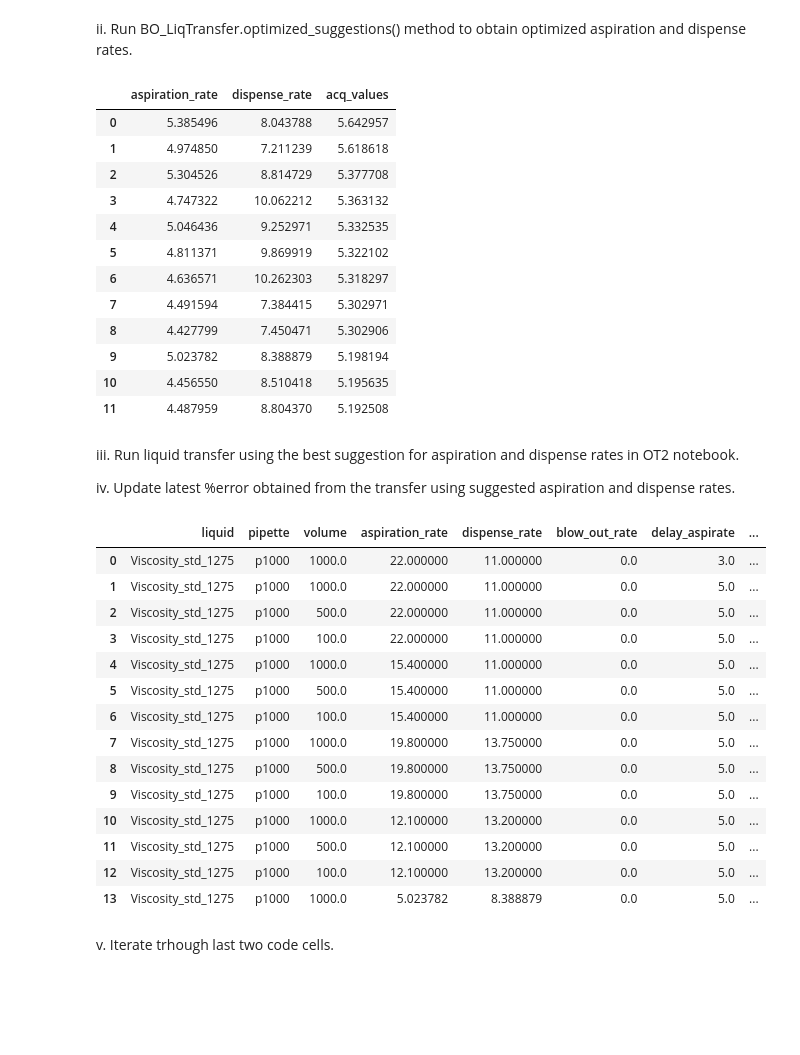
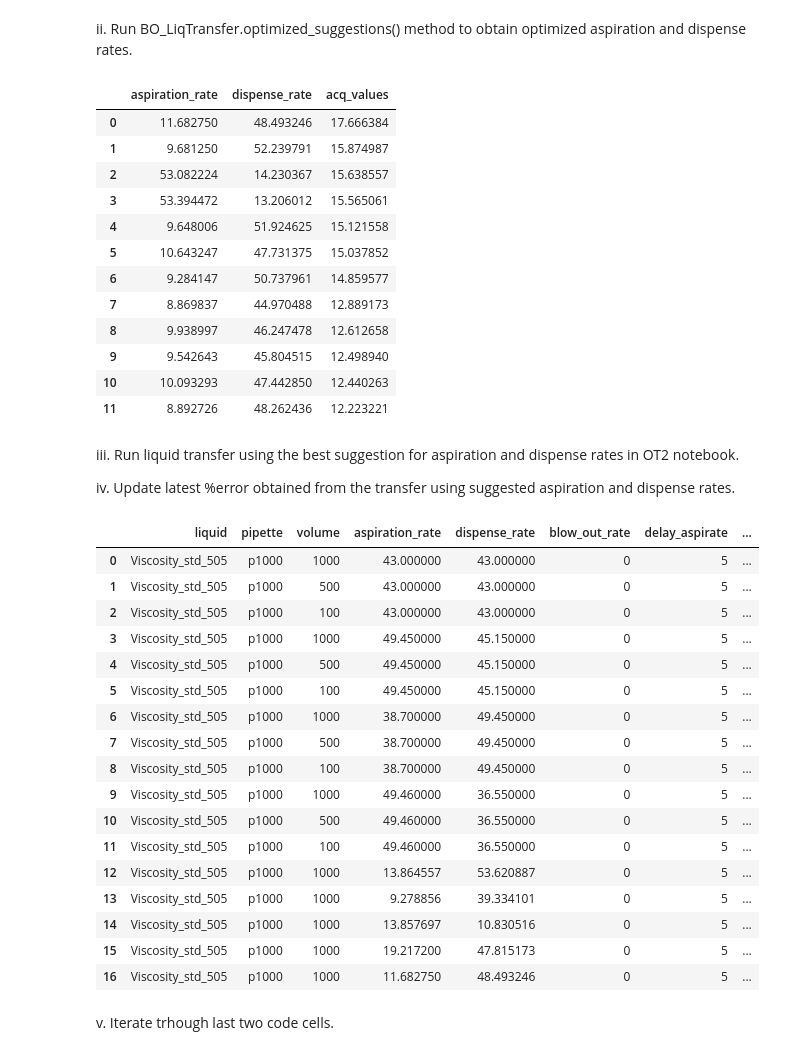
Before and after one commit to Quijanove/viscosity_liquid_transfer_Pablo, a Jupyter notebook: BOTorch_optimization_individual_volume.ipynb, the cells around one changed output. Cells and saved outputs as stored; diff of their text form; code cells hidden in the pictures; blank space fills up the shorter version.

Commit message:
505 exp 1 data and updated jupyter notebook

```diff
--- a/BOTorch_optimization_individual_volume.ipynb
+++ b/BOTorch_optimization_individual_volume.ipynb
@@ -111,6 +111,7 @@ class BO_LiqTransfer:
         self.bmin = 0.2
         self._latest_suggestion = None
         self._latest_volume = None
+        self._latest_acq_value = None
 
 
     def set_data(self,df):
@@ -128,7 +129,8 @@ class BO_LiqTransfer:
         updated_data.loc[updated_data.last_valid_index(),'volume'] = self._latest_volume
         updated_data.loc[updated_data.last_valid_index(),'aspiration_rate']  = self._latest_suggestion['aspiration_rate']
         updated_data.loc[updated_data.last_valid_index(),'dispense_rate']  = self._latest_suggestion['dispense_rate']
-        updated_data.loc[updated_data.last_valid_index(),'%error'] = error
+        updated_data['acq_value'].loc[updated_data.last_valid_index()] = self._latest_acq_value
+        updated_data.loc[updated_data.last_valid_index(),'%error'] = -abs(error)
         self.set_data(updated_data)
         return self._data
 
@@ -153,7 +155,7 @@ class BO_LiqTransfer:
 
         problem_bounds = self.set_bounds(x_train)
         time_upper = 1000/problem_bounds[0][0] +1000/problem_bounds[0][1] + 10
-        error_upper = self._data['%error'].abs().min()*1.25
+        error_upper = np.absolute(y_train[:,0].numpy()).min()*1.25
         ref_point = torch.tensor([-error_upper,-time_upper], **tkwargs)
 
         train_x_gp = normalize(x_train, problem_bounds)
@@ -199,6 +201,7 @@ class BO_LiqTransfer:
         new_x = pd.DataFrame(new_x.numpy(),columns=['aspiration_rate','dispense_rate'])
         new_x['acq_values'] = sorted(acq_value_list, reverse=True)[:12]
         self._latest_suggestion = new_x[['aspiration_rate','dispense_rate']].iloc[0]
+        self._latest_acq_value = new_x['acq_values'].iloc[0]
         return new_x
 # %% [markdown]
 # 3. Guided BO optimization
@@ -207,11 +210,12 @@ i.   Create BO_LiqTransfer object and load data set.
 Please set liquid name and volume to transfer according to the experiment.
 # %%
 # Change according to experiment
-liquid_name = 'Viscosity_std_1275'
+liquid_name = 'Viscosity_std_505'
+experiment = '1_vol+opt' #or '3_vol_opt'
 
 # Do not change
 liq = BO_LiqTransfer(liquid_name)
-liq.data_from_csv('Opentrons_experiments\\Random_initialisation_data_ver3\\' +liquid_name+' (2).csv')
+liq.data_from_csv('Opentrons_experiments\\Random_initialisation_data_ver3\\' +liquid_name+'.csv')
 liq._data
 # %% [output]
 |  | liquid | pipette | volume | aspiration_rate | dispense_rate | blow_out_rate | delay_aspirate | ... |
@@ -236,39 +239,42 @@ volume = 1000
 liq.optimized_suggestions(volume)
 # %% [output]
 |  | aspiration_rate | dispense_rate | acq_values |
-| 0 | 5.385496 | 8.043788 | 5.642957 |
-| 1 | 4.974850 | 7.211239 | 5.618618 |
-| 2 | 5.304526 | 8.814729 | 5.377708 |
-| 3 | 4.747322 | 10.062212 | 5.363132 |
-| 4 | 5.046436 | 9.252971 | 5.332535 |
-| 5 | 4.811371 | 9.869919 | 5.322102 |
-| 6 | 4.636571 | 10.262303 | 5.318297 |
-| 7 | 4.491594 | 7.384415 | 5.302971 |
-| 8 | 4.427799 | 7.450471 | 5.302906 |
-| 9 | 5.023782 | 8.388879 | 5.198194 |
-| 10 | 4.456550 | 8.510418 | 5.195635 |
-| 11 | 4.487959 | 8.804370 | 5.192508 |
+| 0 | 11.682750 | 48.493246 | 17.666384 |
+| 1 | 9.681250 | 52.239791 | 15.874987 |
+| 2 | 53.082224 | 14.230367 | 15.638557 |
+| 3 | 53.394472 | 13.206012 | 15.565061 |
+| 4 | 9.648006 | 51.924625 | 15.121558 |
+| 5 | 10.643247 | 47.731375 | 15.037852 |
+| 6 | 9.284147 | 50.737961 | 14.859577 |
+| 7 | 8.869837 | 44.970488 | 12.889173 |
+| 8 | 9.938997 | 46.247478 | 12.612658 |
+| 9 | 9.542643 | 45.804515 | 12.498940 |
+| 10 | 10.093293 | 47.442850 | 12.440263 |
+| 11 | 8.892726 | 48.262436 | 12.223221 |
 # %% [markdown]
 iii. Run liquid transfer using the best suggestion for aspiration and dispense rates in OT2 notebook.
 
 iv. Update latest %error obtained from the transfer using suggested aspiration and dispense rates.
 # %%
-liq.update_data(1.1)
+liq.update_data(-3.812047)
 # %% [output]
 |  | liquid | pipette | volume | aspiration_rate | dispense_rate | blow_out_rate | delay_aspirate | ... |
-| 0 | Viscosity_std_1275 | p1000 | 1000.0 | 22.000000 | 11.000000 | 0.0 | 3.0 | ... |
-| 1 | Viscosity_std_1275 | p1000 | 1000.0 | 22.000000 | 11.000000 | 0.0 | 5.0 | ... |
-| 2 | Viscosity_std_1275 | p1000 | 500.0 | 22.000000 | 11.000000 | 0.0 | 5.0 | ... |
-| 3 | Viscosity_std_1275 | p1000 | 100.0 | 22.000000 | 11.000000 | 0.0 | 5.0 | ... |
-| 4 | Viscosity_std_1275 | p1000 | 1000.0 | 15.400000 | 11.000000 | 0.0 | 5.0 | ... |
-| 5 | Viscosity_std_1275 | p1000 | 500.0 | 15.400000 | 11.000000 | 0.0 | 5.0 | ... |
-| 6 | Viscosity_std_1275 | p1000 | 100.0 | 15.400000 | 11.000000 | 0.0 | 5.0 | ... |
-| 7 | Viscosity_std_1275 | p1000 | 1000.0 | 19.800000 | 13.750000 | 0.0 | 5.0 | ... |
-| 8 | Viscosity_std_1275 | p1000 | 500.0 | 19.800000 | 13.750000 | 0.0 | 5.0 | ... |
-| 9 | Viscosity_std_1275 | p1000 | 100.0 | 19.800000 | 13.750000 | 0.0 | 5.0 | ... |
-| 10 | Viscosity_std_1275 | p1000 | 1000.0 | 12.100000 | 13.200000 | 0.0 | 5.0 | ... |
-| 11 | Viscosity_std_1275 | p1000 | 500.0 | 12.100000 | 13.200000 | 0.0 | 5.0 | ... |
-| 12 | Viscosity_std_1275 | p1000 | 100.0 | 12.100000 | 13.200000 | 0.0 | 5.0 | ... |
-| 13 | Viscosity_std_1275 | p1000 | 1000.0 | 5.023782 | 8.388879 | 0.0 | 5.0 | ... |
+| 0 | Viscosity_std_505 | p1000 | 1000 | 43.000000 | 43.000000 | 0 | 5 | ... |
+| 1 | Viscosity_std_505 | p1000 | 500 | 43.000000 | 43.000000 | 0 | 5 | ... |
+| 2 | Viscosity_std_505 | p1000 | 100 | 43.000000 | 43.000000 | 0 | 5 | ... |
+| 3 | Viscosity_std_505 | p1000 | 1000 | 49.450000 | 45.150000 | 0 | 5 | ... |
+| 4 | Viscosity_std_505 | p1000 | 500 | 49.450000 | 45.150000 | 0 | 5 | ... |
+| 5 | Viscosity_std_505 | p1000 | 100 | 49.450000 | 45.150000 | 0 | 5 | ... |
+| 6 | Viscosity_std_505 | p1000 | 1000 | 38.700000 | 49.450000 | 0 | 5 | ... |
+| 7 | Viscosity_std_505 | p1000 | 500 | 38.700000 | 49.450000 | 0 | 5 | ... |
+| 8 | Viscosity_std_505 | p1000 | 100 | 38.700000 | 49.450000 | 0 | 5 | ... |
+| 9 | Viscosity_std_505 | p1000 | 1000 | 49.460000 | 36.550000 | 0 | 5 | ... |
+| 10 | Viscosity_std_505 | p1000 | 500 | 49.460000 | 36.550000 | 0 | 5 | ... |
+| 11 | Viscosity_std_505 | p1000 | 100 | 49.460000 | 36.550000 | 0 | 5 | ... |
+| 12 | Viscosity_std_505 | p1000 | 1000 | 13.864557 | 53.620887 | 0 | 5 | ... |
+| 13 | Viscosity_std_505 | p1000 | 1000 | 9.278856 | 39.334101 | 0 | 5 | ... |
+| 14 | Viscosity_std_505 | p1000 | 1000 | 13.857697 | 10.830516 | 0 | 5 | ... |
+| 15 | Viscosity_std_505 | p1000 | 1000 | 19.217200 | 47.815173 | 0 | 5 | ... |
+| 16 | Viscosity_std_505 | p1000 | 1000 | 11.682750 | 48.493246 | 0 | 5 | ... |
 # %% [markdown]
 v. Iterate trhough last two code cells.
```
Also changed, not shown: parts of 3 cells of this notebook, 10 other files.
